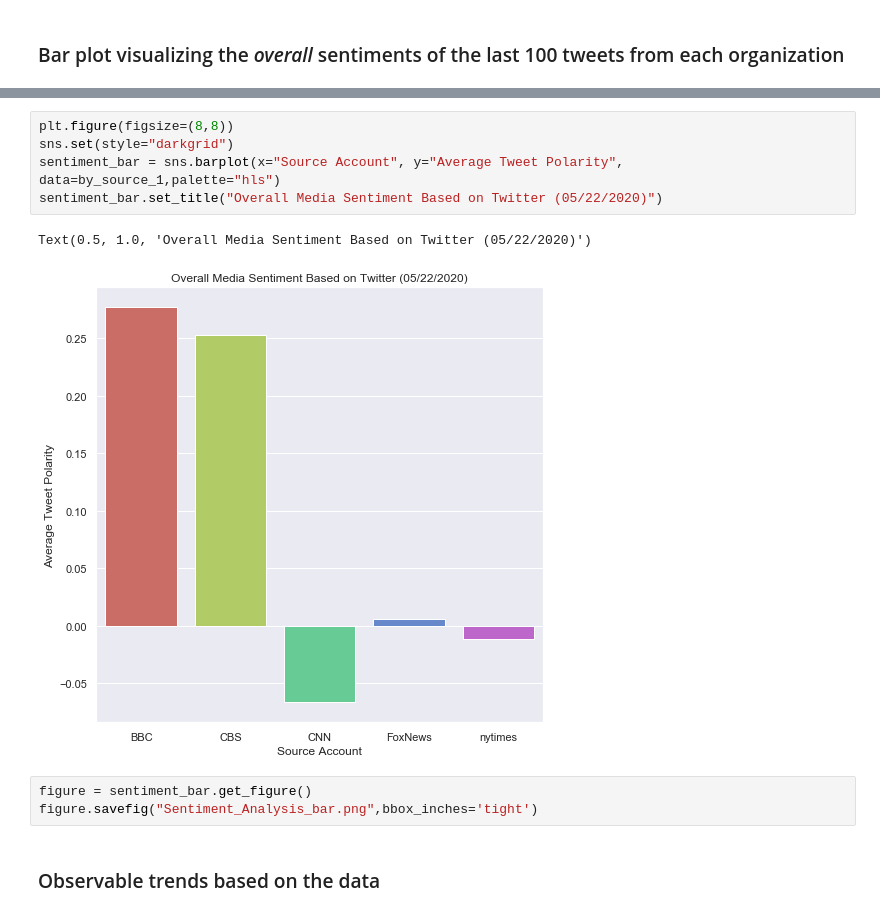
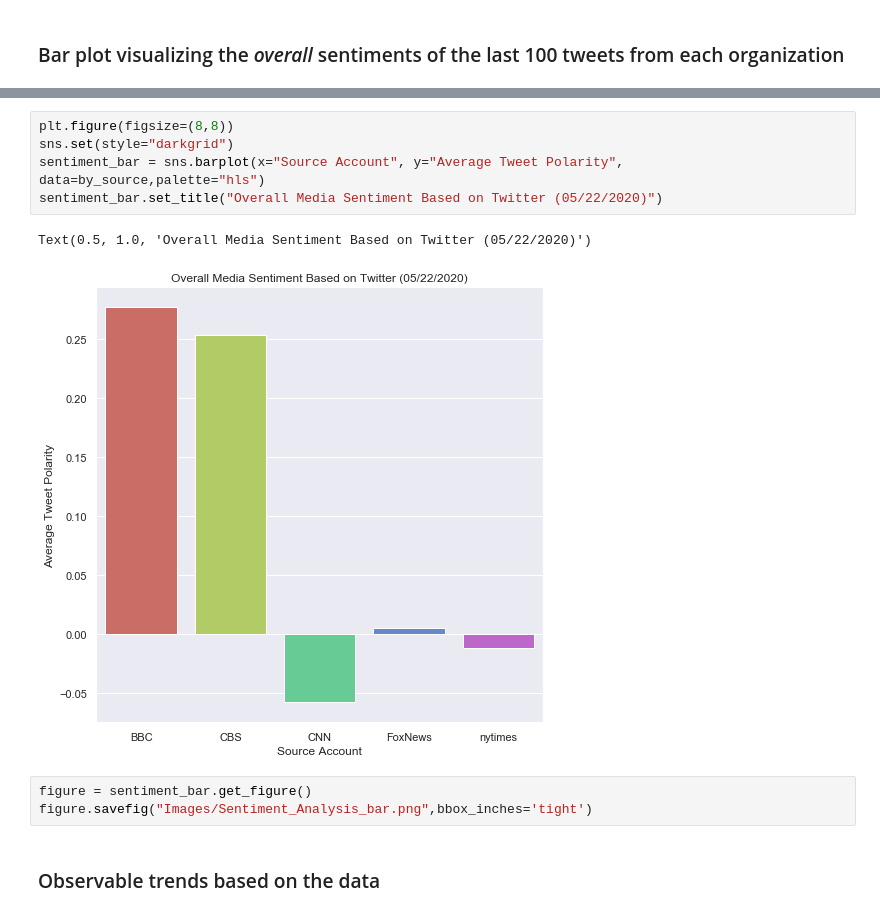
Before and after one commit to clemiblac/Python_APIs_and_Sentiment_Analysis, a Jupyter notebook: python-api-challenge/Twitter-API/Distinguishing Sentiments.ipynb, the cells around one changed output, grey strips where cells are left out. Saved outputs shown, nothing was run; the diff lists cells and outputs as text.

Commit message:
updating Sentiment Analysis code

```diff
--- a/python-api-challenge/Twitter-API/Distinguishing Sentiments.ipynb
+++ b/python-api-challenge/Twitter-API/Distinguishing Sentiments.ipynb
@@ -142,14 +142,14 @@ by_source
 # %%
 plt.figure(figsize=(8,8))
 sns.set(style="darkgrid")
-sentiment_bar = sns.barplot(x="Source Account", y="Average Tweet Polarity", data=by_source_1,palette="hls")
+sentiment_bar = sns.barplot(x="Source Account", y="Average Tweet Polarity", data=by_source,palette="hls")
 sentiment_bar.set_title("Overall Media Sentiment Based on Twitter (05/22/2020)")
 # %% [output]
 Text(0.5, 1.0, 'Overall Media Sentiment Based on Twitter (05/22/2020)')
-[figure, old version]
+[figure, new version]
 # %%
 figure = sentiment_bar.get_figure()
-figure.savefig("Sentiment_Analysis_bar.png",bbox_inches='tight')
+figure.savefig("Images/Sentiment_Analysis_bar.png",bbox_inches='tight')
 # %% [markdown]
 ### Observable trends based on the data
 # %% [markdown]
```
Also changed, not shown: parts of 3 cells of this notebook, 5 other files.
